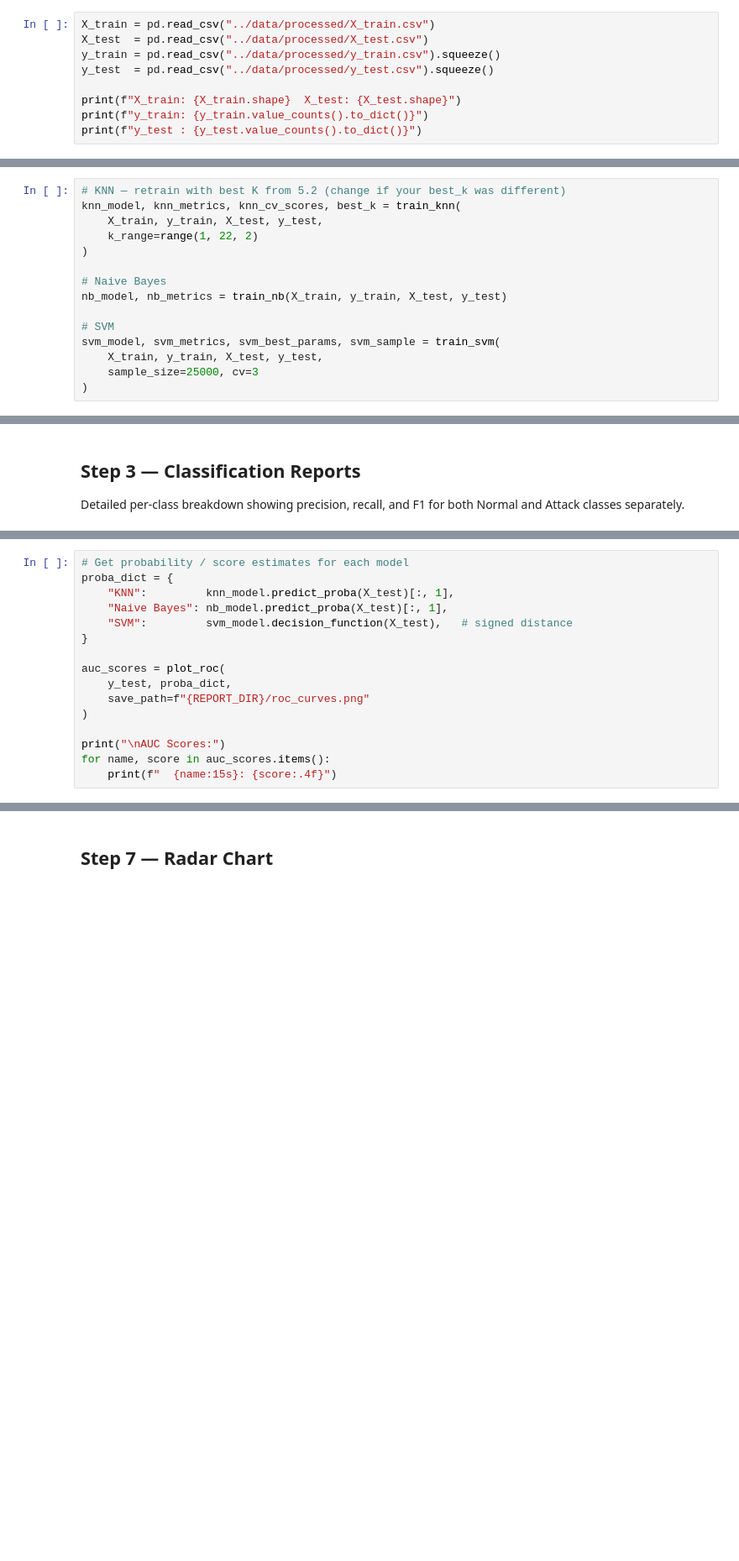
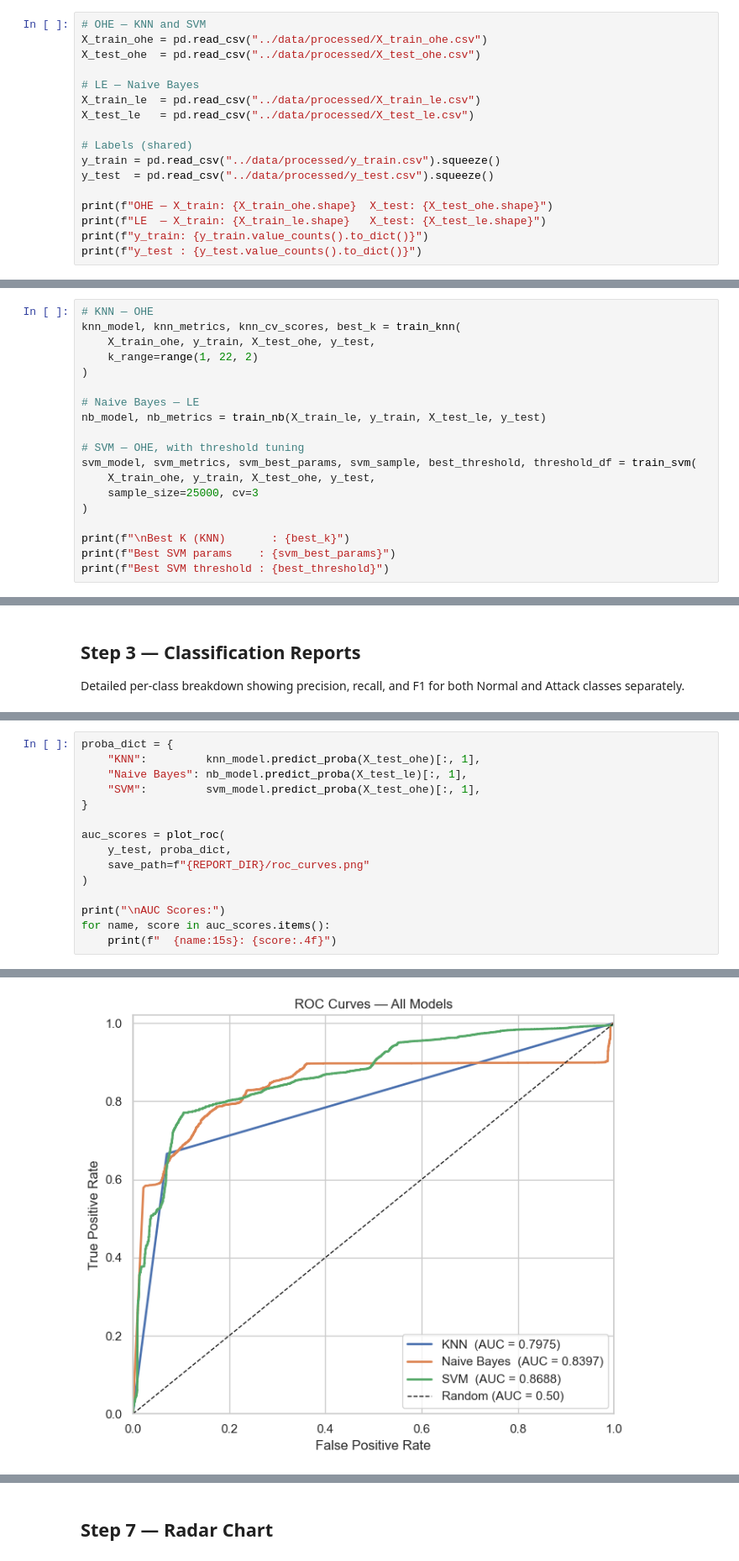
Before and after one commit to sanaish/nids-nsl-kdd, a Jupyter notebook: notebooks/5_3_evaluation.ipynb, the cells around one changed output, grey strips where cells are left out. Shown at 84% size. Cells and saved outputs as stored; diff of their text form; blank space fills up the shorter version.

```diff
--- a/notebooks/5_3_evaluation.ipynb
+++ b/notebooks/5_3_evaluation.ipynb
@@ -48,10 +51,18 @@ Load from `data/processed/` — already preprocessed in notebook 5.1.
 # %%
-X_train = pd.read_csv("../data/processed/X_train.csv")
-X_test  = pd.read_csv("../data/processed/X_test.csv")
+# OHE — KNN and SVM
+X_train_ohe = pd.read_csv("../data/processed/X_train_ohe.csv")
+X_test_ohe  = pd.read_csv("../data/processed/X_test_ohe.csv")
+
+# LE — Naive Bayes
+X_train_le  = pd.read_csv("../data/processed/X_train_le.csv")
+X_test_le   = pd.read_csv("../data/processed/X_test_le.csv")
+
+# Labels (shared)
 y_train = pd.read_csv("../data/processed/y_train.csv").squeeze()
 y_test  = pd.read_csv("../data/processed/y_test.csv").squeeze()
 
-print(f"X_train: {X_train.shape}  X_test: {X_test.shape}")
+print(f"OHE — X_train: {X_train_ohe.shape}  X_test: {X_test_ohe.shape}")
+print(f"LE  — X_train: {X_train_le.shape}   X_test: {X_test_le.shape}")
 print(f"y_train: {y_train.value_counts().to_dict()}")
 print(f"y_test : {y_test.value_counts().to_dict()}")
 # %% [output]
@@ -63,19 +75,23 @@ y_test : {1: 12833, 0: 9710}
 
 We retrain using the same best hyperparameters found in notebook 5.2.
 # %%
-# KNN — retrain with best K from 5.2 (change if your best_k was different)
+# KNN — OHE
 knn_model, knn_metrics, knn_cv_scores, best_k = train_knn(
-    X_train, y_train, X_test, y_test,
+    X_train_ohe, y_train, X_test_ohe, y_test,
     k_range=range(1, 22, 2)
 )
 
-# Naive Bayes
-nb_model, nb_metrics = train_nb(X_train, y_train, X_test, y_test)
+# Naive Bayes — LE
+nb_model, nb_metrics = train_nb(X_train_le, y_train, X_test_le, y_test)
 
-# SVM
-svm_model, svm_metrics, svm_best_params, svm_sample = train_svm(
-    X_train, y_train, X_test, y_test,
+# SVM — OHE, with threshold tuning
+svm_model, svm_metrics, svm_best_params, svm_sample, best_threshold, threshold_df = train_svm(
+    X_train_ohe, y_train, X_test_ohe, y_test,
     sample_size=25000, cv=3
 )
+
+print(f"\nBest K (KNN)       : {best_k}")
+print(f"Best SVM params    : {svm_best_params}")
+print(f"Best SVM threshold : {best_threshold}")
 # %% [output]
 [tune_knn] Testing K = [1, 3, 5, 7, 9, 11, 13, 15, 17, 19, 21] with 5-fold CV...
@@ -108,9 +150,8 @@ ROC (Receiver Operating Characteristic) curves plot True Positive Rate vs False
 # %%
-# Get probability / score estimates for each model
 proba_dict = {
-    "KNN":         knn_model.predict_proba(X_test)[:, 1],
-    "Naive Bayes": nb_model.predict_proba(X_test)[:, 1],
-    "SVM":         svm_model.decision_function(X_test),   # signed distance
+    "KNN":         knn_model.predict_proba(X_test_ohe)[:, 1],
+    "Naive Bayes": nb_model.predict_proba(X_test_le)[:, 1],
+    "SVM":         svm_model.predict_proba(X_test_ohe)[:, 1],
 }
 
 auc_scores = plot_roc(
@@ -121,3 +162,4 @@ auc_scores = plot_roc(
 print("\nAUC Scores:")
 for name, score in auc_scores.items():
     print(f"  {name:15s}: {score:.4f}")
+# %% [output]
@@ -123,0 +167 @@ for name, score in auc_scores.items():
+[figure, added]
```
Also changed, not shown: parts of 15 cells of this notebook, 17 other files.
